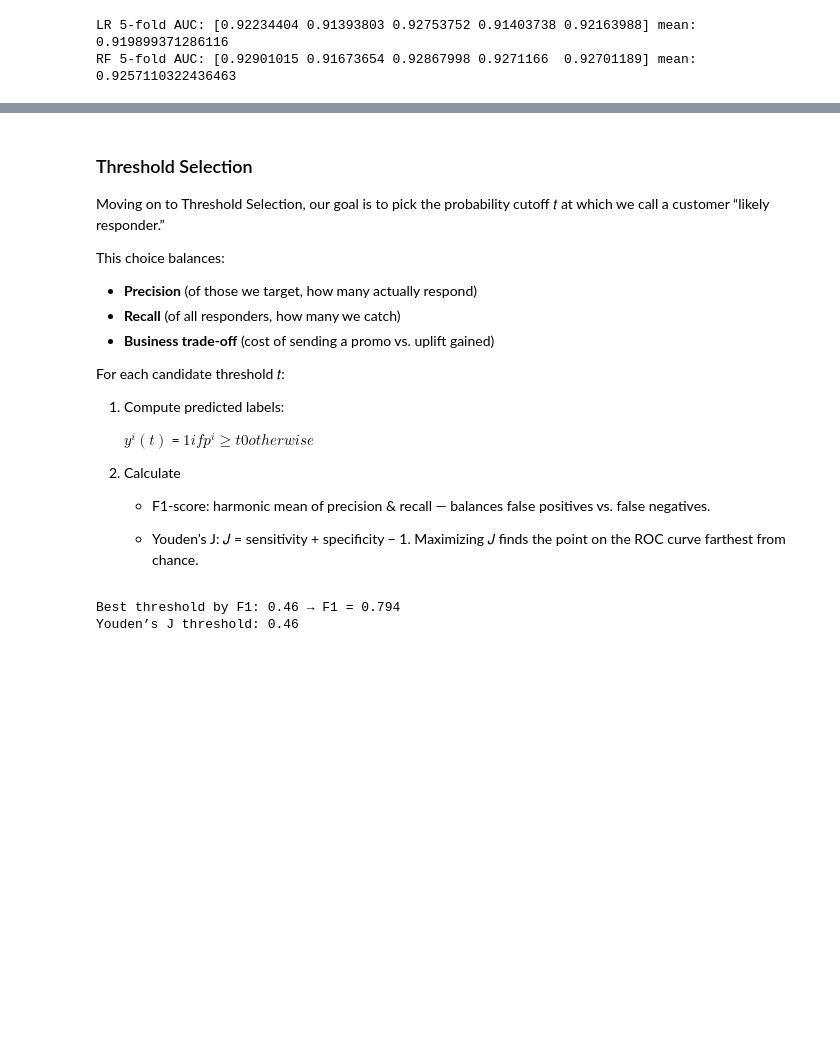
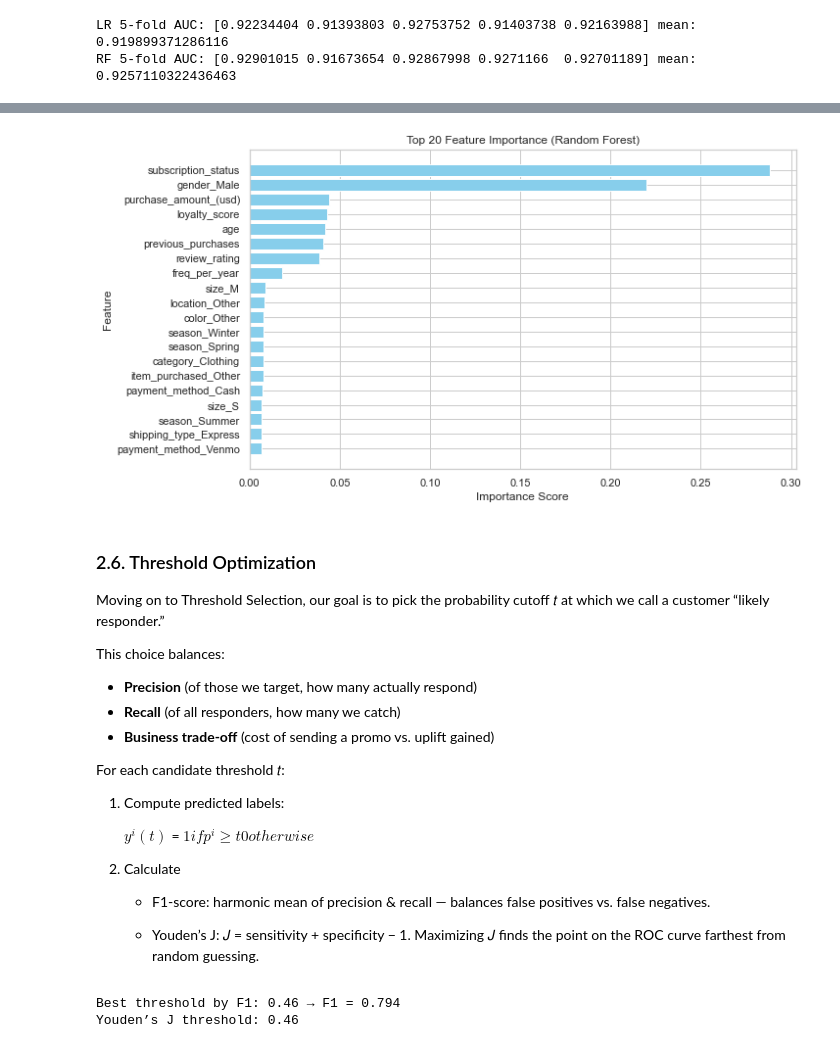
Before and after one commit to mandele1999/marketing-analytics, a Jupyter notebook: index.ipynb, the cells around one changed output, grey strips where cells are left out. Drawn from its saved outputs; the diff is of its cells as text; code cells hidden in the pictures; blank space fills up the shorter version.

```diff
--- a/index.ipynb
+++ b/index.ipynb
@@ -613,0 +574,12 @@ Use these stability metrics when discussing model readiness with stakeholders.
+# %%
+# Extract feature importance
+feature_importances = best_rf.feature_importances_
+
+# Create DataFrame for better visualization
+importance_df = pd.DataFrame({'Feature': X_train.columns, 'Importance': feature_importances})
+
+# Sort by importance
+importance_df = importance_df.sort_values(by='Importance', ascending=False)
+
+# Display top features
+print(importance_df.head(10))
@@ -614,5 +598,20 @@ Use these stability metrics when discussing model readiness with stakeholders.
+# %%
+# Select top 20 most important features
+top_n = 20
+importance_df_top = importance_df.head(top_n)
+
+# Plot only top features
+plt.figure(figsize=(10,6))
+plt.barh(importance_df_top['Feature'], importance_df_top['Importance'], color='skyblue')
+plt.xlabel("Importance Score")
+plt.ylabel("Feature")
+plt.title("Top 20 Feature Importance (Random Forest)")
+plt.gca().invert_yaxis()
+plt.show()
+# %% [output]
+[figure, added]
 # %% [markdown]
-### Threshold Selection
+### 2.6. Threshold Optimization
 
 Moving on to Threshold Selection, our goal is to pick the probability cutoff 𝑡 at which we call a customer “likely responder.”
 
@@ -632,5 +631,5 @@ For each candidate threshold 𝑡:
 
     - F1‑score: harmonic mean of precision & recall — balances false positives vs. false negatives.
 
-    - Youden’s J: 𝐽 = sensitivity + specificity − 1. Maximizing 𝐽 finds the point on the ROC curve farthest from chance.
+    - Youden’s J: 𝐽 = sensitivity + specificity − 1. Maximizing 𝐽 finds the point on the ROC curve farthest from random guessing.
 # %%
```
Also changed, not shown: parts of 29 cells of this notebook.
